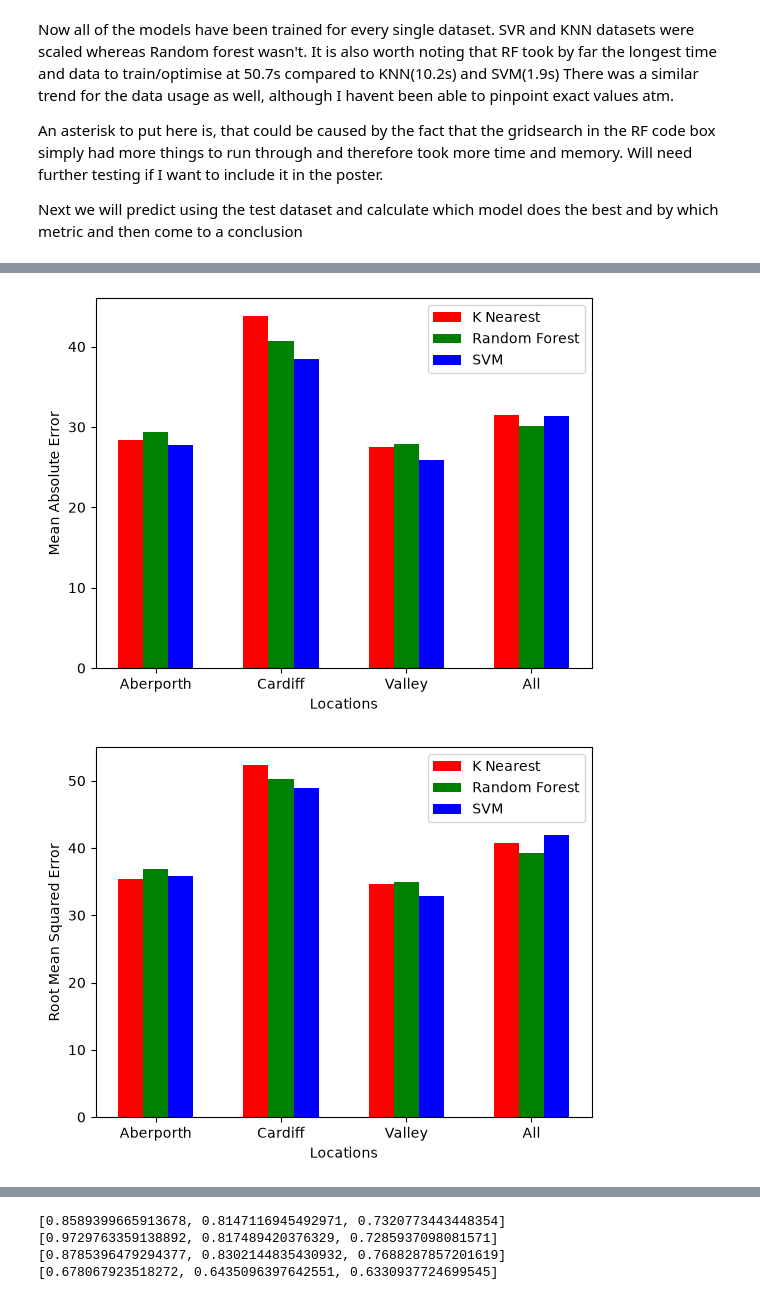
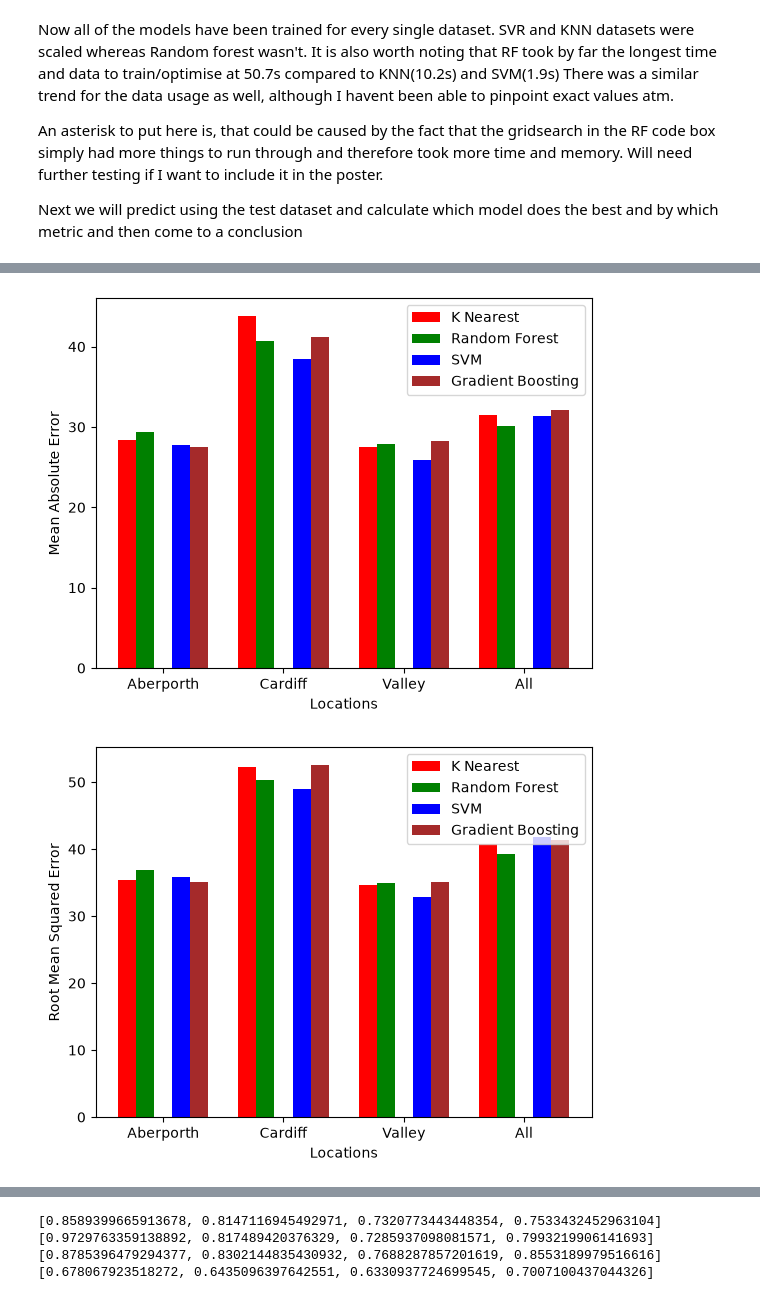
Before and after one commit to AtsDenli/Y2ML1.1, a Jupyter notebook: models.ipynb, the cells around one changed output, grey strips where cells are left out. Cells and saved outputs as stored; diff of their text form; code cells hidden in the pictures.

Commit message:
Gradient boost

```diff
--- a/models.ipynb
+++ b/models.ipynb
@@ -207,28 +238,32 @@ def getMetrics(preds, true):
 aKnnPred = Aknn.best_estimator_.predict(aTestXScaled)
 aRfPred = aRf.best_estimator_.predict(aTestX)
 aSvrPred = aSvr.best_estimator_.predict(aTestXScaled)
-aPreds = [aKnnPred, aRfPred, aSvrPred]
+aGbPred = aGb.best_estimator_.predict(aTestX)
+aPreds = [aKnnPred, aRfPred, aSvrPred, aGbPred]
 aMSE, aMAE, aRMSE, aMAPE, aR2 = getMetrics(aPreds, aTestY)
 
 #Cardiff
 cKnnPred = Cknn.best_estimator_.predict(cTestXScaled)
 cRfPred = cRf.best_estimator_.predict(cTestX)
 cSvrPred = cSvr.best_estimator_.predict(cTestXScaled)
-cPreds = [cKnnPred, cRfPred, cSvrPred]
+cGbPred = cGb.best_estimator_.predict(cTestX)
+cPreds = [cKnnPred, cRfPred, cSvrPred, cGbPred]
 cMSE, cMAE, cRMSE, cMAPE, cR2 = getMetrics(cPreds, cTestY)
 
 #Valley
 vKnnPred = Vknn.best_estimator_.predict(vTestXScaled)
 vRfPred = vRf.best_estimator_.predict(vTestX)
 vSvrPred = vSvr.best_estimator_.predict(vTestXScaled)
-vPreds = [vKnnPred, vRfPred, vSvrPred]
+vGbPred = vGb.best_estimator_.predict(vTestX)
+vPreds = [vKnnPred, vRfPred, vSvrPred, vGbPred]
 vMSE, vMAE, vRMSE, vMAPE, vR2 = getMetrics(vPreds, vTestY)
 
 #All
 allKnnPred = Allknn.best_estimator_.predict(allTestXScaled)
 allRfPred = allRf.best_estimator_.predict(allTestX)
 allSvrPred = allSvr.best_estimator_.predict(allTestXScaled)
-allPreds = [allKnnPred, allRfPred, allSvrPred]
+allGbPred = allGb.best_estimator_.predict(allTestX)
+allPreds = [allKnnPred, allRfPred, allSvrPred, allGbPred]
 allMSE, allMAE, allRMSE, allMAPE, allR2 = getMetrics(allPreds, allTestY)
 # %%
 #Bar plots
@@ -237,53 +272,61 @@ x = np.arange(4)
 knnMSE = [aMSE[0], cMSE[0], vMSE[0], allMSE[0]]
 rfMSE = [aMSE[1], cMSE[1], vMSE[1], allMSE[1]]
 svrMSE = [aMSE[2], cMSE[2], vMSE[2], allMSE[2]]
-width = 0.2
-plt.bar(x-width, knnMSE, width, color='red')
-plt.bar(x, rfMSE, width, color='green')
+gbMSE = [aMSE[3], cMSE[3], vMSE[3], allMSE[3]]
+width = 0.15
+plt.bar(x-2*width, knnMSE, width, color='red')
+plt.bar(x-width, rfMSE, width, color='green')
 plt.bar(x+width, svrMSE, width, color='blue')
+plt.bar(x+2*width, gbMSE, width, color='brown')
 plt.xticks(x,['Aberporth', 'Cardiff', 'Valley', 'All'])
 plt.xlabel("Locations")
 plt.ylabel("Mean Squared Error")
-plt.legend(['K Nearest', 'Random Forest', 'SVM'])
+plt.legend(['K Nearest', 'Random Forest', 'SVM', "Gradient Boosting"])
 plt.show()
 
 #MAE
 knnMAE = [aMAE[0], cMAE[0], vMAE[0], allMAE[0]]
 rfMAE = [aMAE[1], cMAE[1], vMAE[1], allMAE[1]]
 svrMAE = [aMAE[2], cMAE[2], vMAE[2], allMAE[2]]
-plt.bar(x-width, knnMAE, width, color='red')
-plt.bar(x, rfMAE, width, color='green')
+gbMAE = [aMAE[3], cMAE[3], vMAE[3], allMAE[3]]
+plt.bar(x-2*width, knnMAE, width, color='red')
+plt.bar(x-width, rfMAE, width, color='green')
 plt.bar(x+width, svrMAE, width, color='blue')
+plt.bar(x+2*width, gbMAE, width, color='brown')
 plt.xticks(x,['Aberporth', 'Cardiff', 'Valley', 'All'])
 plt.xlabel("Locations")
 plt.ylabel("Mean Absolute Error")
-plt.legend(['K Nearest', 'Random Forest', 'SVM'])
+plt.legend(['K Nearest', 'Random Forest', 'SVM', "Gradient Boosting"])
 plt.show()
 
 #RMSE
 knnRMSE = [aRMSE[0], cRMSE[0], vRMSE[0], allRMSE[0]]
 rfRMSE = [aRMSE[1], cRMSE[1], vRMSE[1], allRMSE[1]]
 svrRMSE = [aRMSE[2], cRMSE[2], vRMSE[2], allRMSE[2]]
-plt.bar(x-width, knnRMSE, width, color='red')
-plt.bar(x, rfRMSE, width, color='green')
+gbRMSE = [aRMSE[3], cRMSE[3], vRMSE[3], allRMSE[3]]
+plt.bar(x-1.5*width, knnRMSE, width, color='red')
+plt.bar(x-0.5*width, rfRMSE, width, color='green')
 plt.bar(x+width, svrRMSE, width, color='blue')
+plt.bar(x+2*width, gbRMSE, width, color='brown')
 plt.xticks(x,['Aberporth', 'Cardiff', 'Valley', 'All'])
 plt.xlabel("Locations")
 plt.ylabel("Root Mean Squared Error")
-plt.legend(['K Nearest', 'Random Forest', 'SVM'])
+plt.legend(['K Nearest', 'Random Forest', 'SVM', "Gradient Boosting"])
 plt.show()
 
 #R2
 knnR2 = [aR2[0], cR2[0], vR2[0], allR2[0]]
 rfR2 = [aR2[1], cR2[1], vR2[1], allR2[1]]
 svrR2 = [aR2[2], cR2[2], vR2[2], allR2[2]]
-plt.bar(x-width, knnR2, width, color='red')
-plt.bar(x, rfR2, width, color='green')
+gbR2 = [aR2[3], cR2[3], vR2[3], allR2[3]]
+plt.bar(x-2*width, knnR2, width, color='red')
+plt.bar(x-width, rfR2, width, color='green')
 plt.bar(x+width, svrR2, width, color='blue')
-plt.xticks(x,['Aberporth', 'Cardiff', 'Valley', 'all'])
+plt.bar(x+2*width, gbR2, width, color='brown')
+plt.xticks(x,['Aberporth', 'Cardiff', 'Valley', 'All'])
 plt.xlabel("Locations")
 plt.ylabel("R2 Value")
-plt.legend(['K Nearest', 'Random Forest', 'SVM'])
+plt.legend(['K Nearest', 'Random Forest', 'SVM', "Gradient Boosting"])
 plt.show()
 
 print(aMAPE)
@@ -295,2 +338,2 @@ print(allMAPE)
-[figure, old version]
+[figure, new version]
-[figure, old version]
+[figure, new version]
@@ -298,4 +341,4 @@ print(allMAPE)
-[0.8589399665913678, 0.8147116945492971, 0.7320773443448354]
-[0.9729763359138892, 0.817489420376329, 0.7285937098081571]
-[0.8785396479294377, 0.8302144835430932, 0.7688287857201619]
-[0.678067923518272, 0.6435096397642551, 0.6330937724699545]
+[0.8589399665913678, 0.8147116945492971, 0.7320773443448354, 0.7533432452963104]
+[0.9729763359138892, 0.817489420376329, 0.7285937098081571, 0.7993219906141693]
+[0.8785396479294377, 0.8302144835430932, 0.7688287857201619, 0.8553189979516616]
+[0.678067923518272, 0.6435096397642551, 0.6330937724699545, 0.7007100437044326]
```
Also changed, not shown: parts of 3 cells of this notebook.
